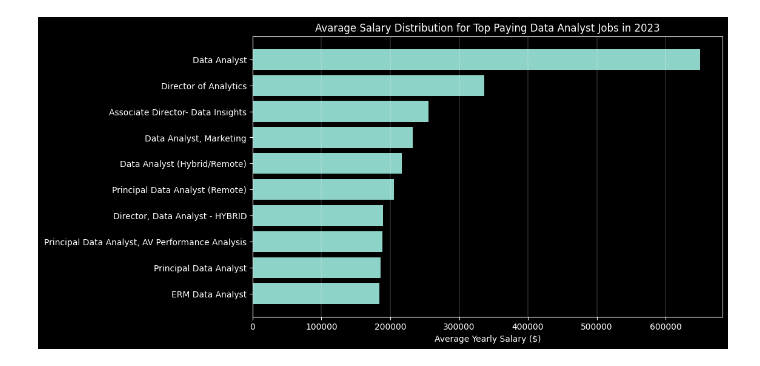
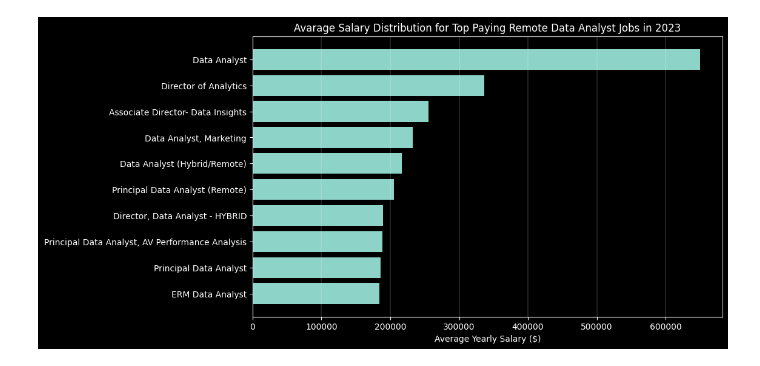
Before and after one commit to FilipKaczmarczyk/Data_Jobs_Analysis, a Jupyter notebook: python_scripts/top_paying_jobs.ipynb, the cells around one changed output. Drawn from its saved outputs; the diff is of its cells as text; code cells hidden in the pictures.

```diff
--- a/python_scripts/top_paying_jobs.ipynb
+++ b/python_scripts/top_paying_jobs.ipynb
@@ -1,31 +1,31 @@
 # %%
 import json
 import os
 import matplotlib.pyplot as plt
 
 current_directory = os.getcwd()
 json_file_path = os.path.join(current_directory, '..', 'results', 'top_paying_jobs_results.json')
 
 with open(json_file_path) as f:
     data = json.load(f)
 
 for job in data:
     job['salary_year_avg'] = float(job['salary_year_avg'])
 
 sorted_data = sorted(data, key=lambda x: x['salary_year_avg'])
 job_titles = [job['job_title'] for job in sorted_data]
 salaries = [job['salary_year_avg'] for job in sorted_data]
 
 plt.style.use('dark_background')
 fig, ax = plt.subplots(figsize=(10, 6))
 
 plt.barh(job_titles, salaries)
 plt.xlabel('Average Yearly Salary ($)')
-plt.title('Avarage Salary Distribution for Top Paying Data Analyst Jobs in 2023')
+plt.title('Avarage Salary Distribution for Top Paying Remote Data Analyst Jobs in 2023')
 plt.xlim(0, max(salaries) * 1.05)
 
 plt.grid(True, axis='x', linewidth=0.2)
 
 plt.show()
 # %% [output]
-[figure, old version]
+[figure, new version]
```
Also changed, not shown: 1 other file.
